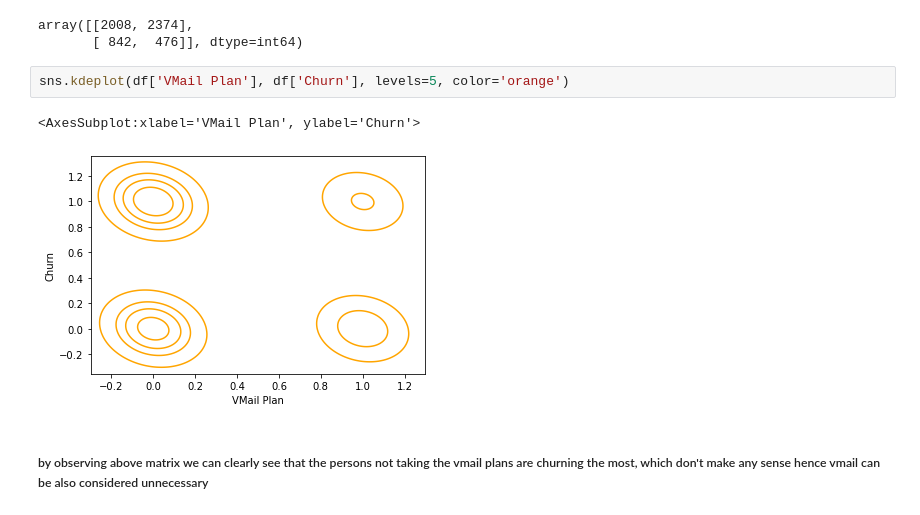
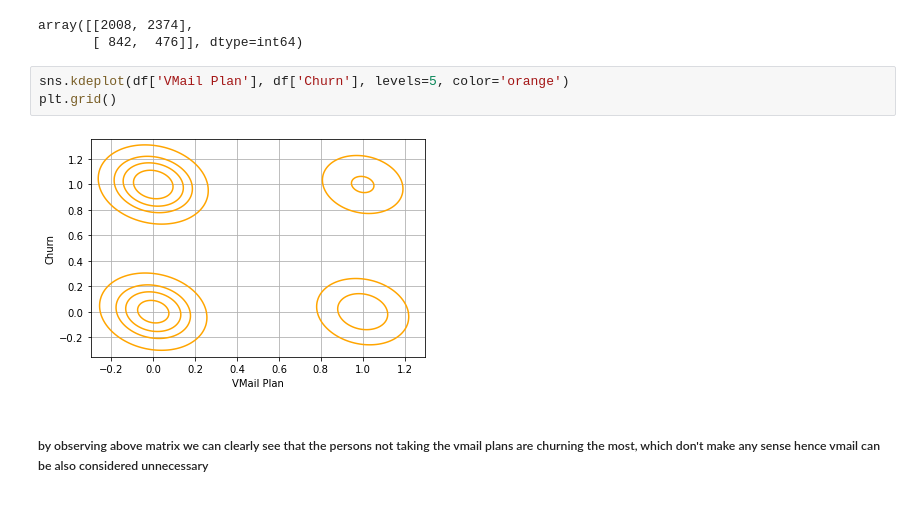
Before and after one commit to asu2304/comparing-bw-ml-clasification-algos-on-teleco-churn-dataset, a Jupyter notebook: churn dataset.ipynb, the cells around one changed output. Drawn from its saved outputs; the diff is of its cells as text.

```diff
--- a/churn dataset.ipynb
+++ b/churn dataset.ipynb
@@ -211,9 +218,9 @@ array([[2008, 2374],
        [ 842,  476]], dtype=int64)
 # %%
 sns.kdeplot(df['VMail Plan'], df['Churn'], levels=5, color='orange')
+plt.grid()
 # %% [output]
-<AxesSubplot:xlabel='VMail Plan', ylabel='Churn'>
-[figure, old version]
+[figure, new version]
 # %% [markdown]
 ##### by observing above matrix we can clearly see that the persons not taking the vmail plans are churning the most, which don't make any sense hence vmail can be also considered unnecessary
 # %%
```
Also changed, not shown: parts of 41 cells of this notebook, 1 other file.
